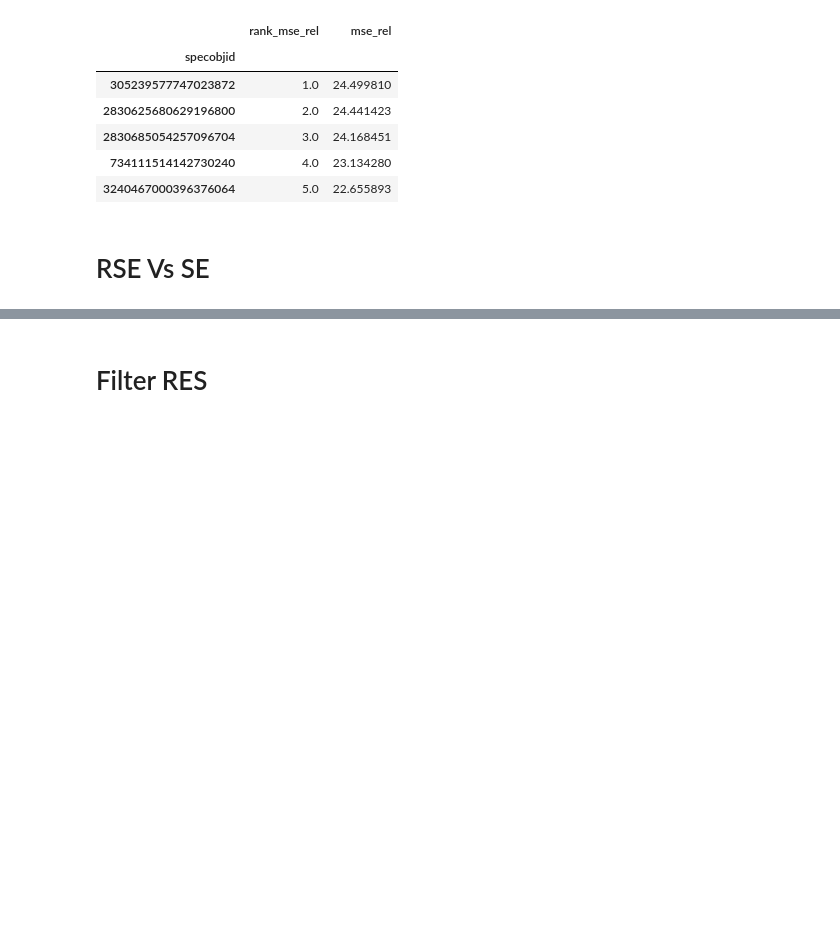
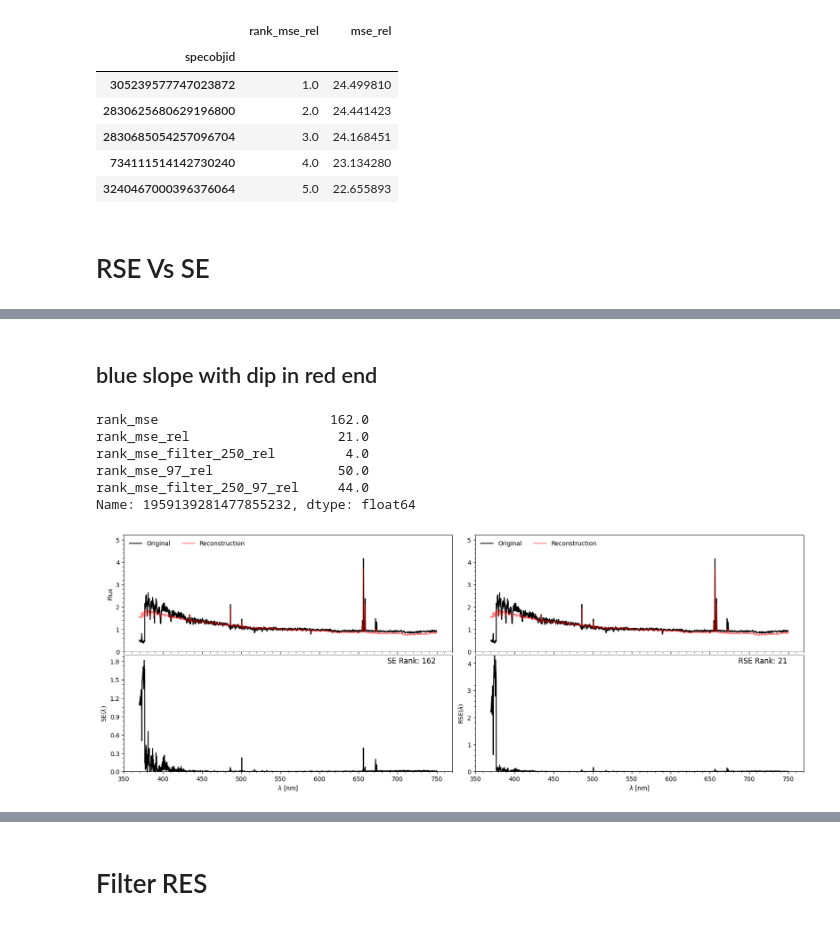
Before and after one commit to ed-ortizm/anomaly, a Jupyter notebook: thesis/residual_based_scores/bin_03/01_02_rse_figs_bin3.ipynb, the cells around one changed output, grey strips where cells are left out. Drawn from its saved outputs; the diff is of its cells as text; code cells hidden in the pictures; blank space fills up the shorter version.

```diff
--- a/thesis/residual_based_scores/bin_03/01_02_rse_figs_bin3.ipynb
+++ b/thesis/residual_based_scores/bin_03/01_02_rse_figs_bin3.ipynb
@@ -397,0 +440,59 @@ rse_candidates = [
+# %% [markdown]
+## blue slope with dip in red end
+# %%
+rse_rank = 21
+mask = score_rank_df.rank_mse_rel == rse_rank
+specid = score_rank_df.loc[mask].index.values[0]
+idx_spec = specobjid_to_idx(specid, idx_id_spec)
+spec = spectra[idx_spec]
+rec_spec = ae_model.reconstruct(spec)[0]
+RSEidual = rse_residual(spec, rec_spec)
+squared_res = squared_residual(spec, rec_spec)
+#
+rse_rank = score_rank_df.loc[specid, 'rank_mse_rel']
+se_rank = score_rank_df.loc[specid, 'rank_mse']
+# -------------------------------------------------------
+fig, axs = rse_se_fig(
+    spec, rec_spec, wave_nm,
+    squared_res, RSEidual,
+    se_rank, rse_rank,
+    alpha=0.5
+)
+# --------------------------------------------------------
+# Flux
+flux_ticks = [0, 1, 2, 3, 4, 5]
+flux_min, flux_max = (0, 5.2)
+axs[0, 0].set_yticks(flux_ticks)
+axs[0, 0].set_ylim(flux_min, flux_max)
+axs[0, 1].set_yticks(flux_ticks)
+axs[0, 1].set_ylim(flux_min, flux_max)
+# --------------------------------------------------------
+# Residuals
+res_ticks = [0, 0.3, 0.6, 0.9, 1.2, 1.5, 1.8]
+res_min, res_max = (0, 1.9)
+axs[1, 0].set_ylim(res_min, res_max)
+axs[1, 0].set_yticks(res_ticks)
+#
+res_ticks = [0, 1, 2, 3, 4]
+res_min, res_max = (0, 4.3)
+axs[1, 1].set_ylim(res_min, res_max)
+axs[1, 1].set_yticks(res_ticks)
+# adjust vertical space
+plt.subplots_adjust(
+    hspace=0.03,
+    wspace=0.07
+)
+# -------------------------------------------------------
+fig.savefig(
+    f"{ch_4_dir}/{bin_id}/rse/rse_rank_{rse_rank:.0f}_vs_se.pdf",
+    bbox_inches='tight'
+)
+score_rank_df.loc[specid, ['rank_mse'] + rse_rank_cols].T
+# %% [output]
+rank_mse                      162.0
+rank_mse_rel                   21.0
+rank_mse_filter_250_rel         4.0
+rank_mse_97_rel                50.0
+rank_mse_filter_250_97_rel     44.0
+Name: 1959139281477855232, dtype: float64
+[figure, added]
```
Also changed, not shown: parts of 20 cells of this notebook.
